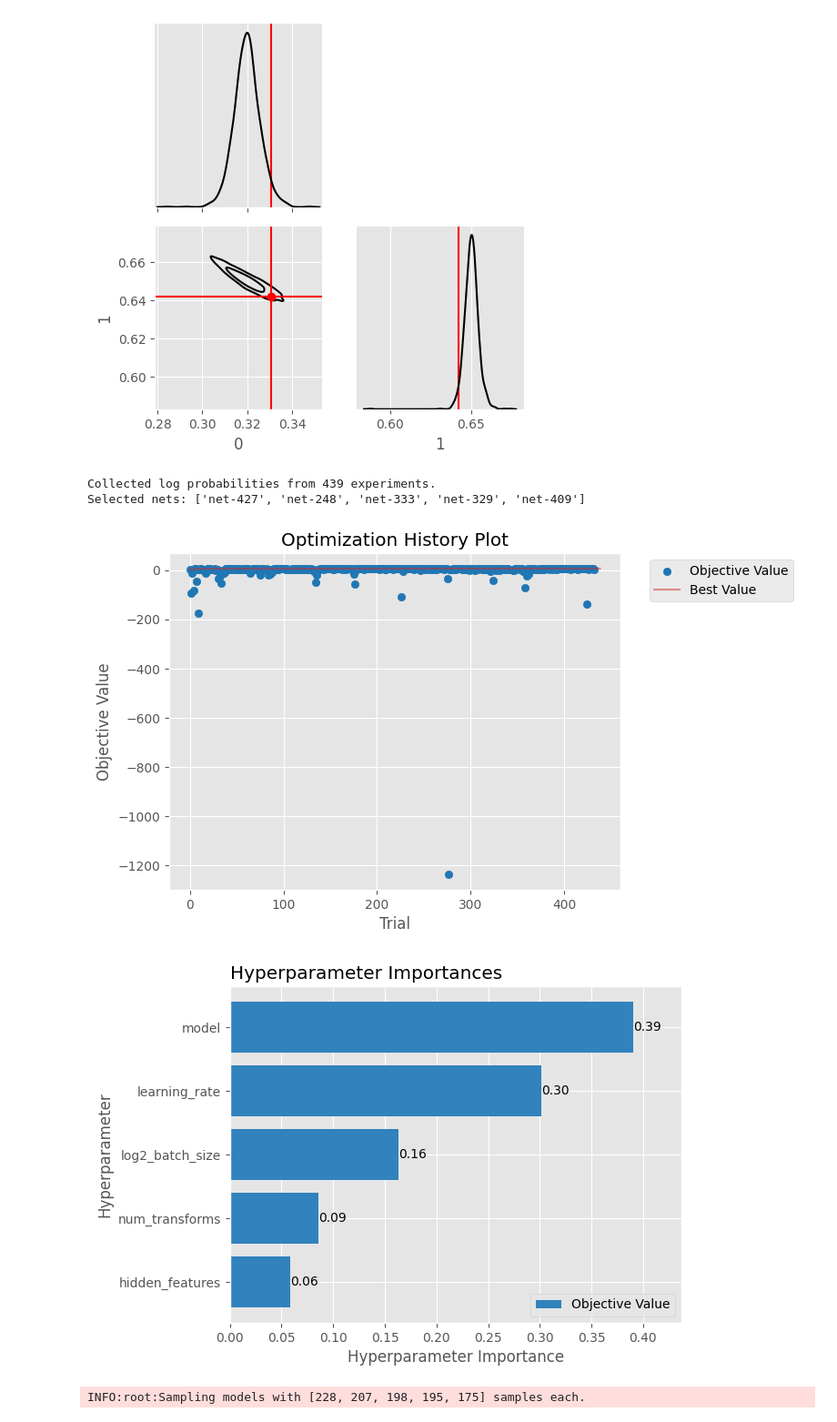
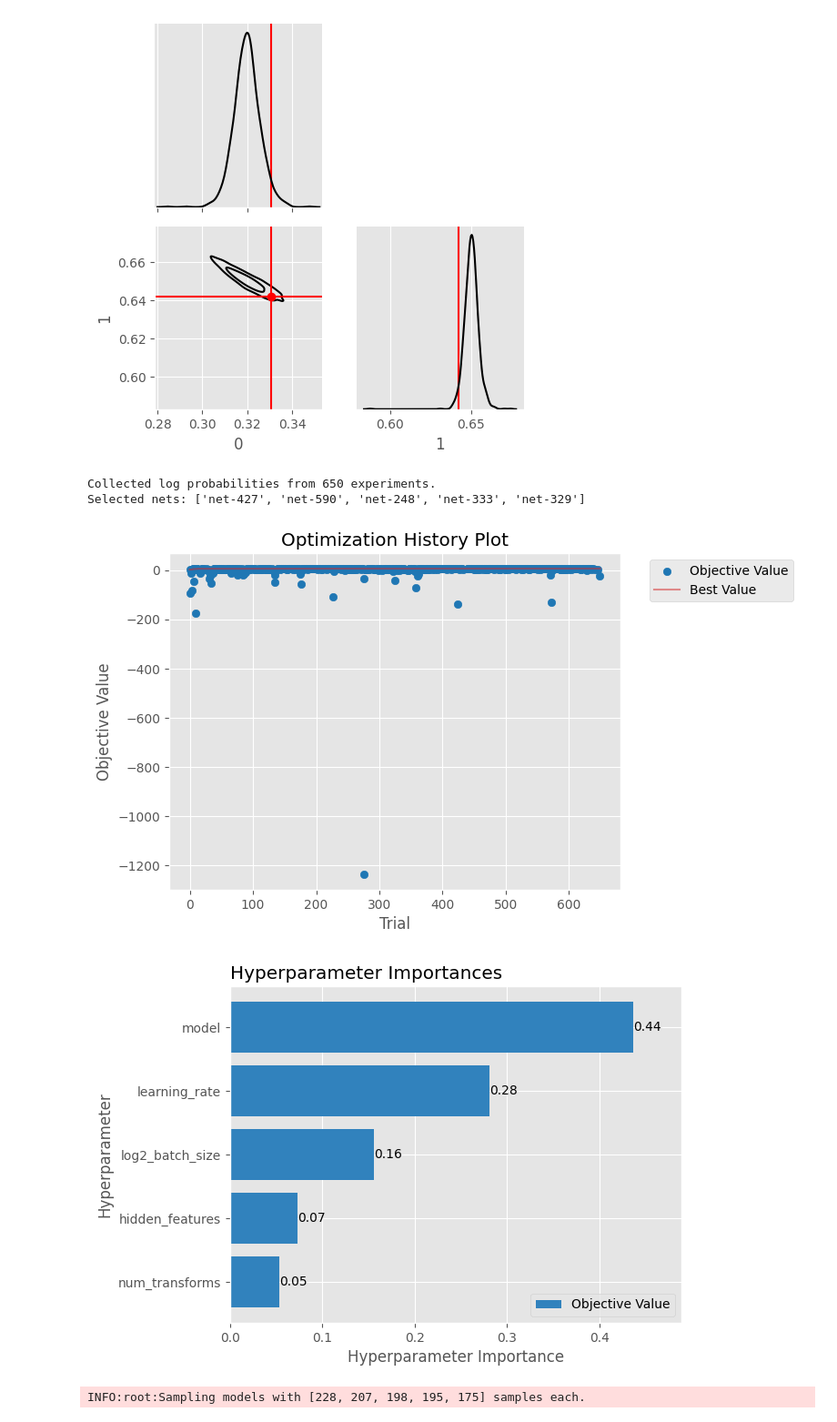
Before and after one commit to chaipattira/tailed-uniform-sbi, a Jupyter notebook: notebooks/sci-2-dim-optuna.ipynb, the cells around one changed output. Shown at 91% size. Saved outputs shown, nothing was run; the diff lists cells and outputs as text; code cells hidden in the pictures.

```diff
--- a/notebooks/sci-2-dim-optuna.ipynb
+++ b/notebooks/sci-2-dim-optuna.ipynb
@@ -248,6 +250,6 @@ ensemble = LampeEnsemble(
 )
 
 # save ensemble
-with open(join(model_dir, 'ensemble.pkl'), "wb") as handle:
+with open(join(model_dir, 'ensemble-2.pkl'), "wb") as handle:
     pickle.dump(ensemble, handle)
 # %% [output]
@@ -327,38 +327,38 @@ log_probs = np.array(log_probs)
 
 print(f"Collected log probabilities from {len(log_probs)} experiments.")
 
 Nnets = 5  # number of top nets to ensemble
 weighted = True  # whether to weight by log prob
 
 top_nets = np.argsort(log_probs)[::-1][:Nnets]
 print(f'Selected nets: {[net_paths[i] for i in top_nets]}')
 
 ensemble_list = []
 for i in top_nets:
     model_path = join(net_dir, net_paths[i], 'posterior.pkl')
     pi = load_posterior(model_path, 'cpu')
     ensemble_list.append(pi.posteriors[0])
 
 if weighted:
     ensemble_logprobs = log_probs[top_nets]
     weights = scipy.special.softmax(ensemble_logprobs)
     weights = torch.Tensor(weights)
 else:
     weights = torch.ones(len(top_nets)) / len(top_nets)
 
 ensemble = LampeEnsemble(
     posteriors=ensemble_list,
     weights=weights  # equally weighted
 )
 
 # save ensemble
-with open(join(model_dir, 'ensemble.pkl'), "wb") as handle:
+with open(join(model_dir, 'ensemble-2.pkl'), "wb") as handle:
     pickle.dump(ensemble, handle)
 # %% [output]
-Collected log probabilities from 439 experiments.
-Selected nets: ['net-427', 'net-248', 'net-333', 'net-329', 'net-409']
+Collected log probabilities from 650 experiments.
+Selected nets: ['net-427', 'net-590', 'net-248', 'net-333', 'net-329']
-[figure, old version]
+[figure, new version]
-[figure, old version]
+[figure, new version]
 # %%
 ind = 11
 x0, y0 = x_uniform_test[ind], theta_uniform_test[ind]
```
Also changed, not shown: parts of 8 cells of this notebook, 6 other files.
